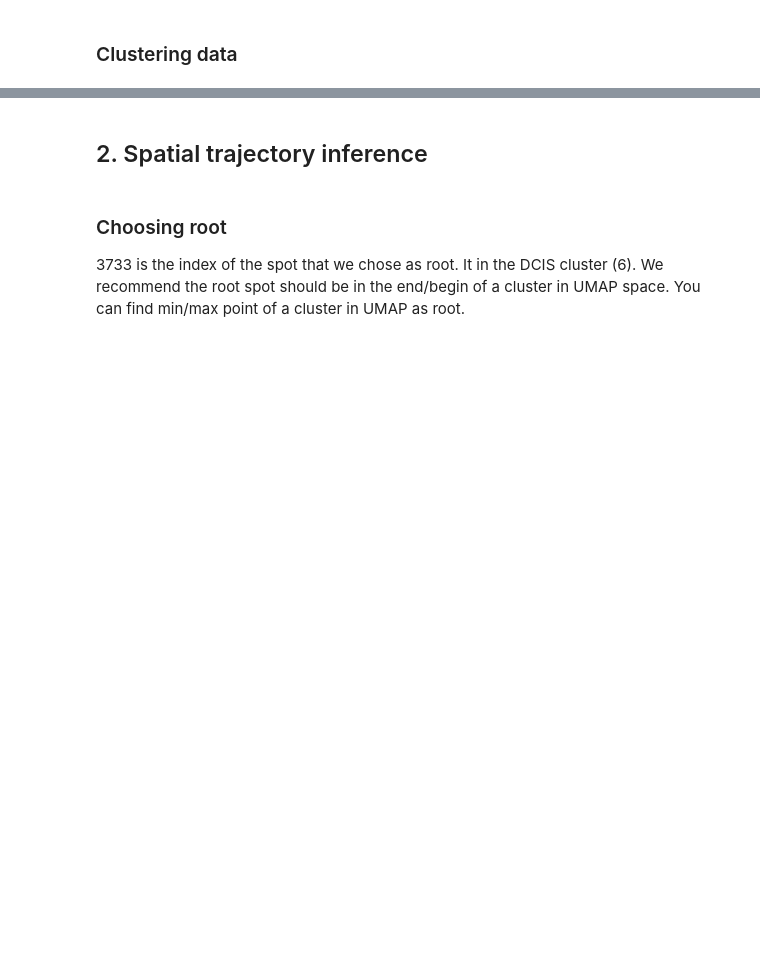
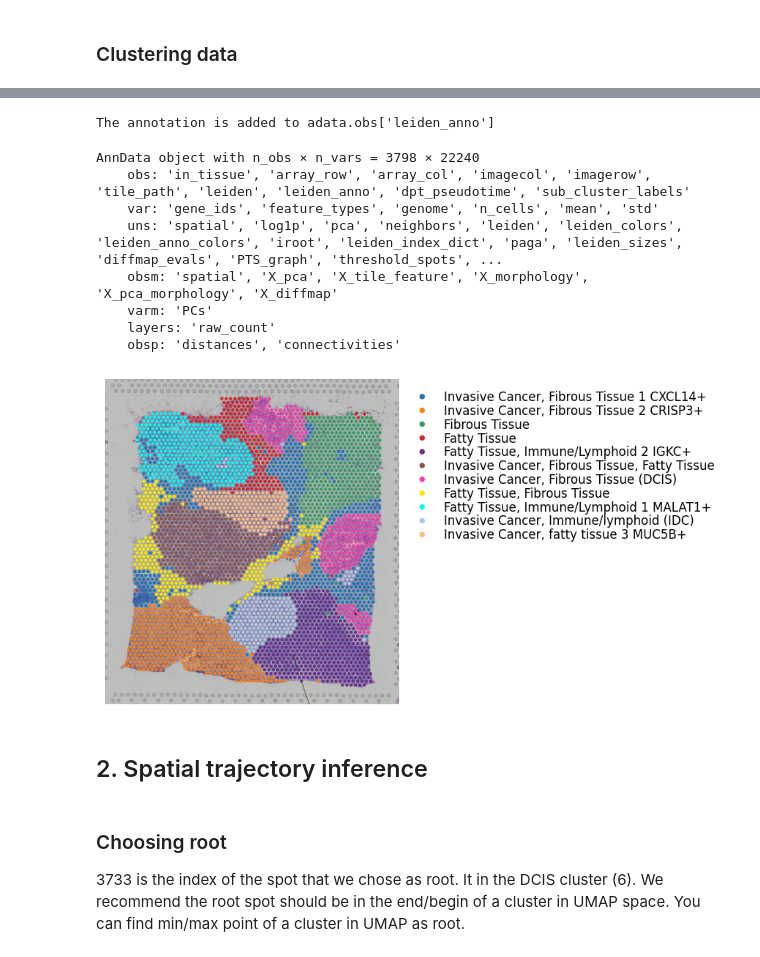
Before and after one commit to GenomicsMachineLearning/stLearn-tutorials, a Jupyter notebook: notebooks/pseudotime_space.ipynb, the cells around one changed output, grey strips where cells are left out. Saved outputs shown, nothing was run; the diff lists cells and outputs as text; code cells hidden in the pictures; blank space fills up the shorter version.

```diff
--- a/notebooks/pseudotime_space.ipynb
+++ b/notebooks/pseudotime_space.ipynb
@@ -63,17 +89,29 @@ st.pl.cluster_plot(data, use_label="leiden", image_alpha=1, size=7)
 # %%
 st.add.annotation(data, label_list=['Invasive Cancer, Fibrous Tissue 1 CXCL14+',
-                                    'Fatty Tissue, Immune/Lymphoid 2 IGKC+',
                                     'Invasive Cancer, Fibrous Tissue 2 CRISP3+',
                                     'Fibrous Tissue',
+                                    'Fatty Tissue',
+                                    'Fatty Tissue, Immune/Lymphoid 2 IGKC+',
                                     'Invasive Cancer, Fibrous Tissue, Fatty Tissue',
                                     'Invasive Cancer, Fibrous Tissue (DCIS)',
+                                    'Fatty Tissue, Fibrous Tissue',
                                     'Fatty Tissue, Immune/Lymphoid 1 MALAT1+',
-                                    'Fatty Tissue, Fibrous Tissue',
                                     'Invasive Cancer, Immune/lymphoid (IDC)',
                                     'Invasive Cancer, fatty tissue 3 MUC5B+',
-                                    'Fatty Tissue'],
+                                    ],
                   use_label="leiden")
 st.pl.cluster_plot(data, use_label="leiden_anno", image_alpha=1, size=7)
+# %% [output]
+The annotation is added to adata.obs['leiden_anno']
+AnnData object with n_obs × n_vars = 3798 × 22240
+    obs: 'in_tissue', 'array_row', 'array_col', 'imagecol', 'imagerow', 'tile_path', 'leiden', 'leiden_anno', 'dpt_pseudotime', 'sub_cluster_labels'
+    var: 'gene_ids', 'feature_types', 'genome', 'n_cells', 'mean', 'std'
+    uns: 'spatial', 'log1p', 'pca', 'neighbors', 'leiden', 'leiden_colors', 'leiden_anno_colors', 'iroot', 'leiden_index_dict', 'paga', 'leiden_sizes', 'diffmap_evals', 'PTS_graph', 'threshold_spots', ...
+    obsm: 'spatial', 'X_pca', 'X_tile_feature', 'X_morphology', 'X_pca_morphology', 'X_diffmap'
+    varm: 'PCs'
+    layers: 'raw_count'
+    obsp: 'distances', 'connectivities'
+[figure, added]
 # %% [markdown]
 ## 2. Spatial trajectory inference
 # %% [markdown]
```
Also changed, not shown: parts of 18 cells of this notebook, 8 other files.
